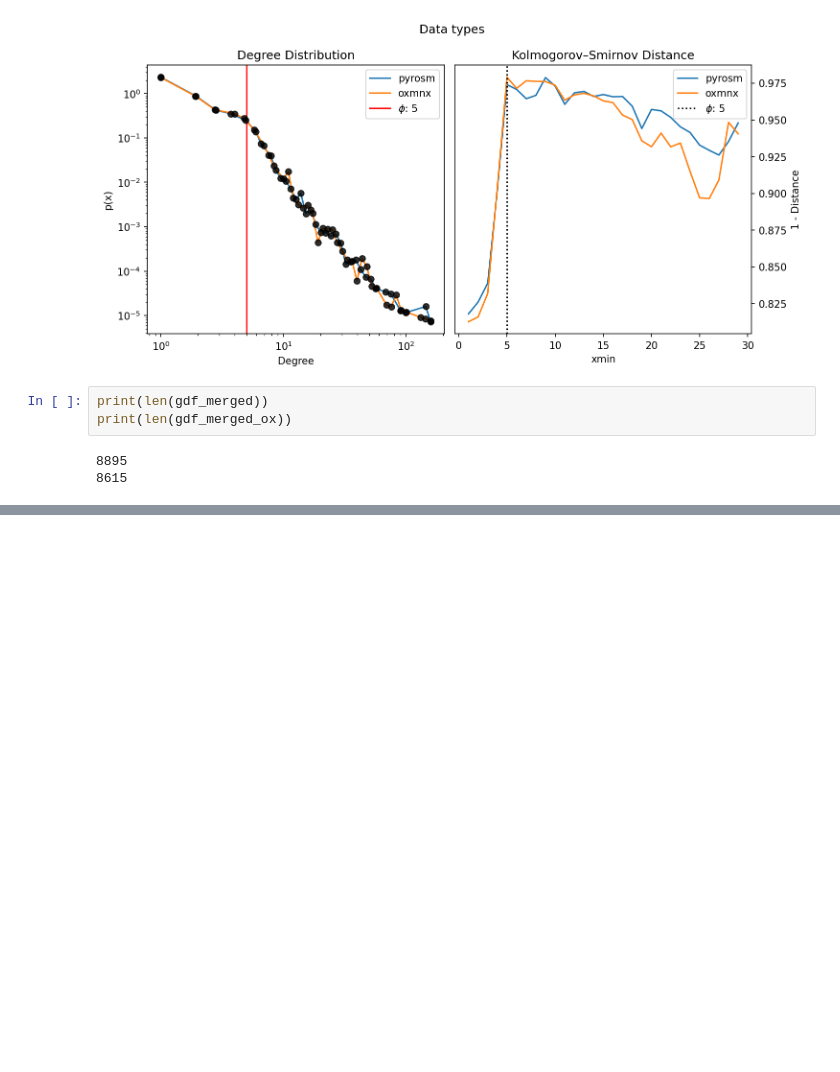
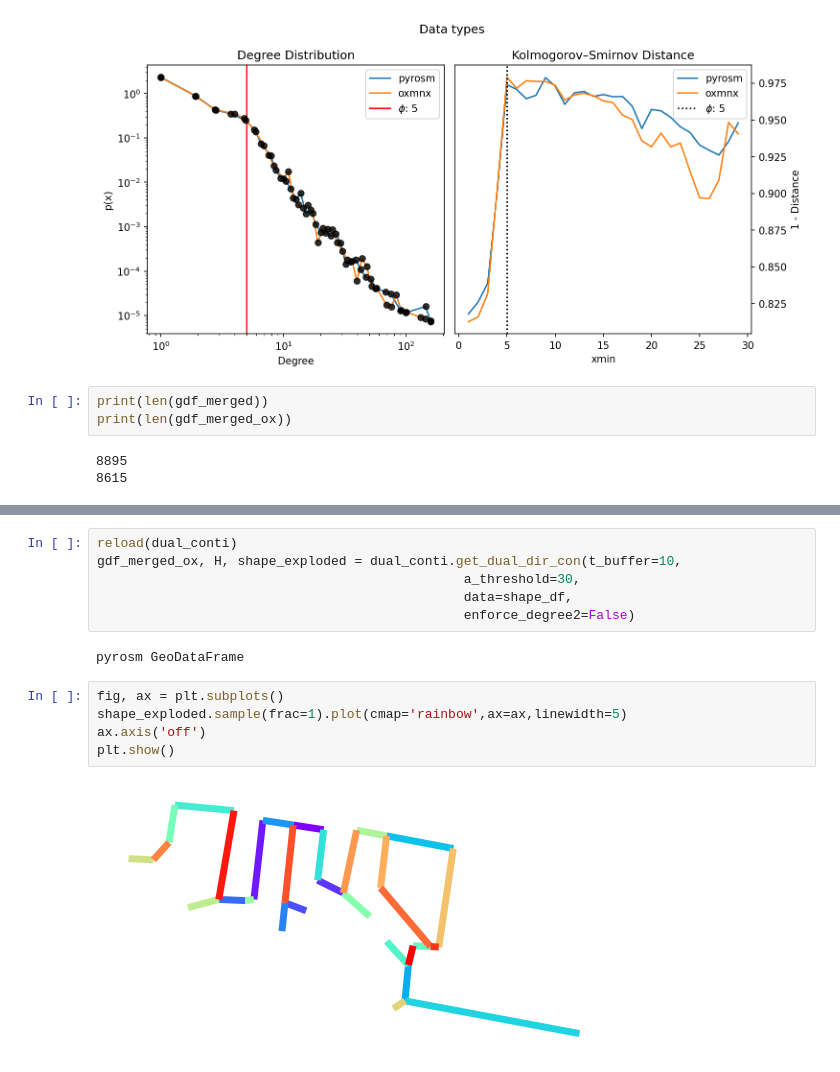
Before and after one commit to LassePSH/DualGraphDirCon, a Jupyter notebook: tests.ipynb, the cells around one changed output, grey strips where cells are left out. Drawn from its saved outputs; the diff is of its cells as text; blank space fills up the shorter version.

```diff
--- a/tests.ipynb
+++ b/tests.ipynb
@@ -120,0 +170,15 @@ pyrosm GeoDataFrame
+# %%
+reload(dual_conti)
+gdf_merged_ox, H, shape_exploded = dual_conti.get_dual_dir_con(t_buffer=10,
+                                               a_threshold=30,
+                                               data=shape_df,
+                                               enforce_degree2=False)
+# %% [output]
+pyrosm GeoDataFrame
+# %%
+fig, ax = plt.subplots()
+shape_exploded.sample(frac=1).plot(cmap='rainbow',ax=ax,linewidth=5)
+ax.axis('off')
+plt.show()
+# %% [output]
+[figure, added]
```
Also changed, not shown: parts of 10 cells of this notebook, 2 other files.
